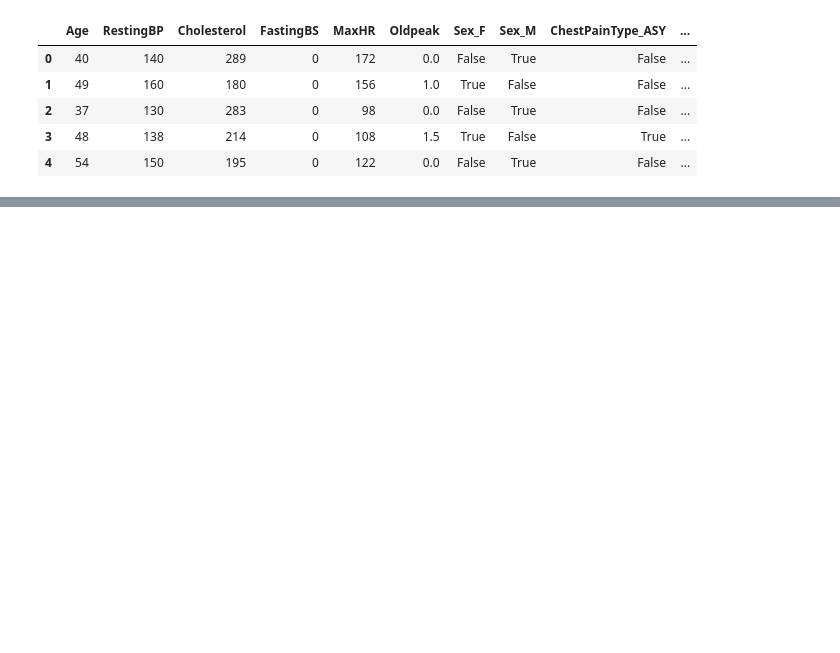
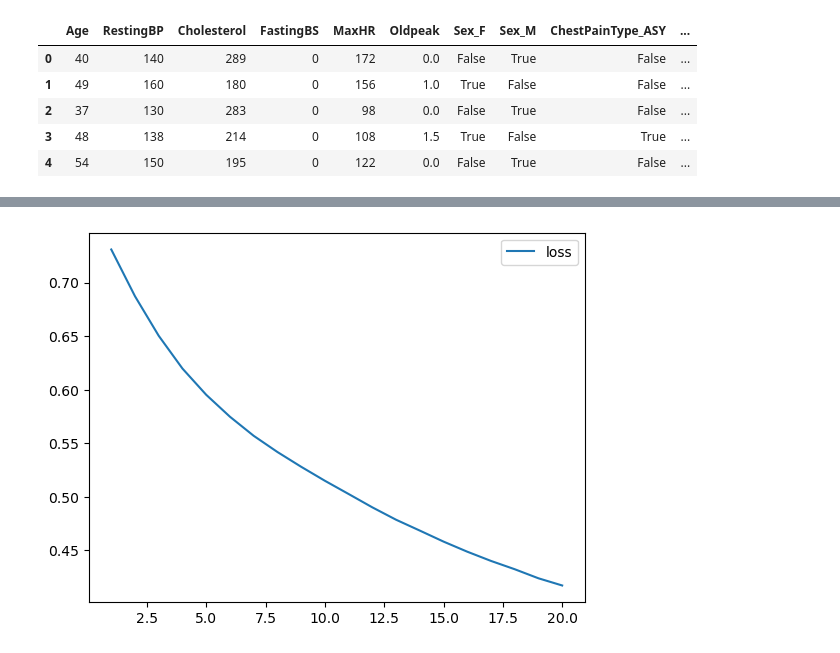
Before and after one commit to andrewjmack/coronary-disease-predictive-model, a Jupyter notebook: model_optimization.ipynb, the cells around one changed output, grey strips where cells are left out. Saved outputs shown, nothing was run; the diff lists cells and outputs as text; code cells hidden in the pictures; blank space fills up the shorter version.

```diff
--- a/model_optimization.ipynb
+++ b/model_optimization.ipynb
@@ -44,7 +38,7 @@ X.head()
 | 4 | 54 | 150 | 195 | 0 | 122 | 0.0 | False | True | False | ... |
 # %%
 # Split the preprocessed data into a training and testing dataset
-X_train, X_test, y_train, y_test = train_test_split(X, y, random_state=1)
+X_train, X_test, y_train, y_test = train_test_split(X, y, stratify = y, test_size = .2)
 # %%
 # Create a StandardScaler instances
 scaler = StandardScaler()
@@ -62,28 +56,34 @@ X_train.shape
 # %%
 # Define the model - deep neural net, i.e., the number of input features and hidden nodes for each layer.
 number_input_features = 20
-hidden_nodes_layer1 =  80
-hidden_nodes_layer2 = 50
-hidden_nodes_layer3 = 30
-hidden_nodes_layer4 = 30
+hidden_nodes_layer1 =  5
+hidden_nodes_layer2 = 7
+hidden_nodes_layer3 = 1
+hidden_nodes_layer4 = 1
+hidden_nodes_layer5 = 1
+hidden_nodes_layer6 = 1
 ########look at this further######
 
 nn_model_4 = tf.keras.models.Sequential()
 
 # First hidden layer
 nn_model_4.add(
-    tf.keras.layers.Dense(units=hidden_nodes_layer1, input_dim=number_input_features, activation="sigmoid")
+    tf.keras.layers.Dense(units=hidden_nodes_layer1, input_dim=number_input_features, activation="tanh")
 )
 
 # Second hidden layer
-nn_model_4.add(tf.keras.layers.Dense(units=hidden_nodes_layer2, activation="relu"))
+nn_model_4.add(tf.keras.layers.Dense(units=hidden_nodes_layer2, activation="tanh"))
 
 # Third hidden layer
 nn_model_4.add(tf.keras.layers.Dense(units=hidden_nodes_layer3, activation="tanh"))
 
 # Fourth hidden layer
 
-nn_model_4.add(tf.keras.layers.Dense(units=hidden_nodes_layer4, activation="relu"))
+nn_model_4.add(tf.keras.layers.Dense(units=hidden_nodes_layer4, activation="tanh"))
+
+nn_model_4.add(tf.keras.layers.Dense(units=hidden_nodes_layer5, activation="tanh"))
+
+nn_model_4.add(tf.keras.layers.Dense(units=hidden_nodes_layer6, activation="tanh"))
 
 # Output layer
 nn_model_4.add(tf.keras.layers.Dense(units=1, activation="sigmoid"))
@@ -111,3 +115,6 @@ Model: "sequential_2"
 # %%
 # Compile the model
 nn_model_4.compile(loss="binary_crossentropy", optimizer="adam", metrics=["accuracy"])
+# %%
+# Train the model
+model = nn_model_4.fit(X_train_scaled, y_train, epochs=20)
@@ -120,0 +146,12 @@ Loss: 0.718571126461029, Accuracy: 0.38695651292800903
+# %%
+# Create a DataFrame containing training history
+history_df = pd.DataFrame(model.history)
+
+# Increase the index by 1 to match the number of epochs
+history_df.index += 1
+
+# Plot the loss
+history_df.plot(y="loss")
+plt.show()
+# %% [output]
+[figure, added]
```
Also changed, not shown: parts of 13 cells of this notebook, 1 other file.
